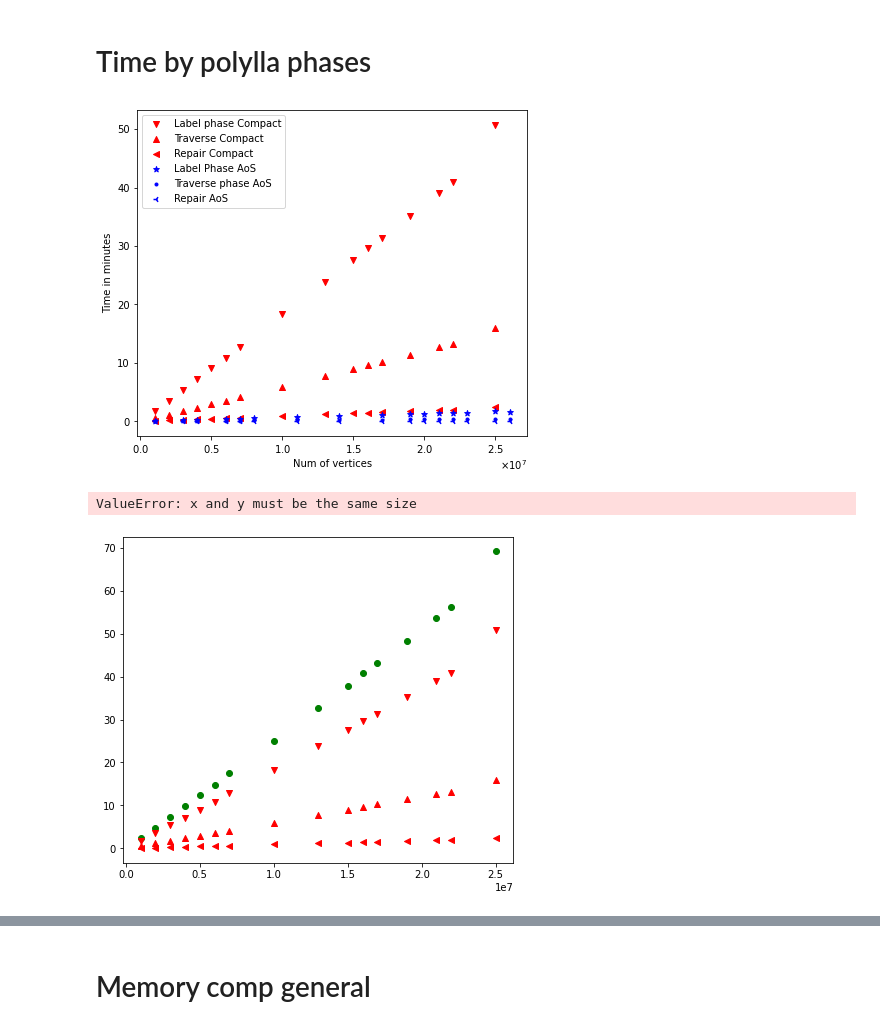
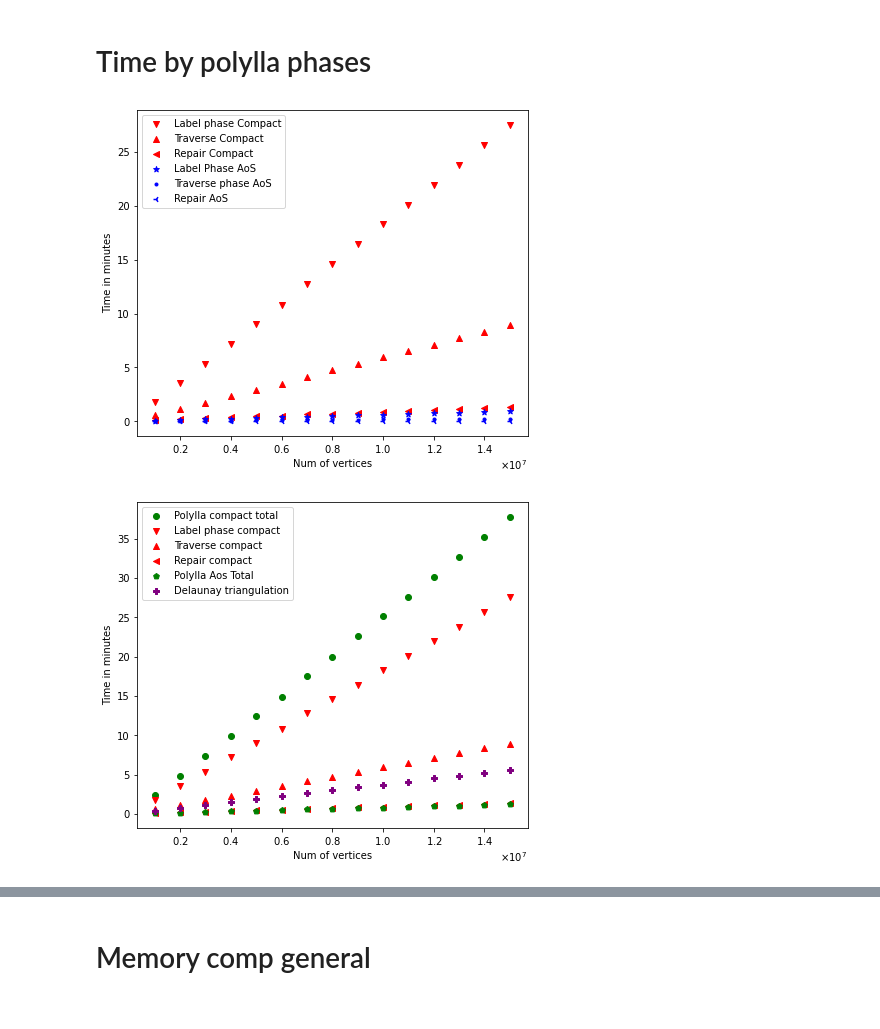
Before and after one commit to ssalinasfe/Compact-Polylla-Mesh, a Jupyter notebook: pruebas/output/plots.ipynb, the cells around one changed output, grey strips where cells are left out. Cells and saved outputs as stored; diff of their text form; code cells hidden in the pictures.

Commit message:
added triangulation plots

```diff
--- a/pruebas/output/plots.ipynb
+++ b/pruebas/output/plots.ipynb
@@ -55,10 +55,17 @@ for js in triangulation_files:
 data_triangulation = pd.concat(triangulation_data_to_append, axis=1)
 data_triangulation = data_triangulation.transpose()
 
-data_time = data_time.iloc[:16]
-data_time_compact = data_time_compact.iloc[:16]
-data_mem = data_mem.iloc[:16]
-data_triangulation = data_triangulation.iloc[:16]
+#Sort dataframe by n_vertices
+data_time = data_time.sort_values(by=['n_vertices'])
+data_time_compact = data_time_compact.sort_values(by=['n_vertices'])
+data_mem = data_mem.sort_values(by=['num_vertices'])
+data_triangulation = data_triangulation.sort_values(by=['n_points'])
+
+# Remove last rows of dataframe
+data_time = data_time.iloc[:15]
+data_time_compact = data_time_compact.iloc[:15]
+data_mem = data_mem.iloc[:15]
+data_triangulation = data_triangulation.iloc[:15]
 
 
 ## Copy tables
@@ -189,25 +201,24 @@ plt.xlabel("Num of vertices")
 plt.ylabel("Time in minutes")
 plt.savefig(r'comp_time_polylla_phases.pdf', bbox_inches='tight', dpi=300)
 # %% [output]
-[figure, old version]
+[figure, new version]
 # %%
-data_time = data_time.iloc[:-1 , :]
+#data_time = data_time.iloc[:-1 , :]
 
 plt.scatter(data_time_compact.n_vertices, data_time_compact.time_to_generate_polygonal_mesh, c="green",marker="o", label='Polylla compact total')
 plt.scatter(data_time_compact.n_vertices, data_time_compact.time_to_label_total, c="red",marker="v", label='Label phase compact')
 plt.scatter(data_time_compact.n_vertices, data_time_compact.time_to_traversal, c="red",marker="^", label='Traverse compact')
 plt.scatter(data_time_compact.n_vertices, data_time_compact.time_to_repair, c="red",marker="<", label='Repair compact')
 plt.scatter(data_time_compact.n_vertices, data_time.time_to_generate_polygonal_mesh, c="green",marker="p", label='Polylla Aos Total')
-
+plt.scatter(data_triangulation.n_points, data_triangulation.triangulation_time, c="purple",marker="P", label='Delaunay triangulation')
 
 plt.legend()
 plt.ticklabel_format(style='sci', useMathText=True,  axis='x', scilimits=(0,0))
 plt.xlabel("Num of vertices")
 plt.ylabel("Time in minutes")
 plt.savefig(r'time_compact_polylla_phases.pdf', bbox_inches='tight', dpi=300)
 # %% [output]
-ValueError: x and y must be the same size
-[figure, old version]
+[figure, new version]
 # %%
 
 plt.scatter(data_time.n_vertices, data_time.time_to_generate_polygonal_mesh, c="green",marker="p", label='Polylla Aos Total')
```
Also changed, not shown: parts of 6 cells of this notebook, 6 other files.
